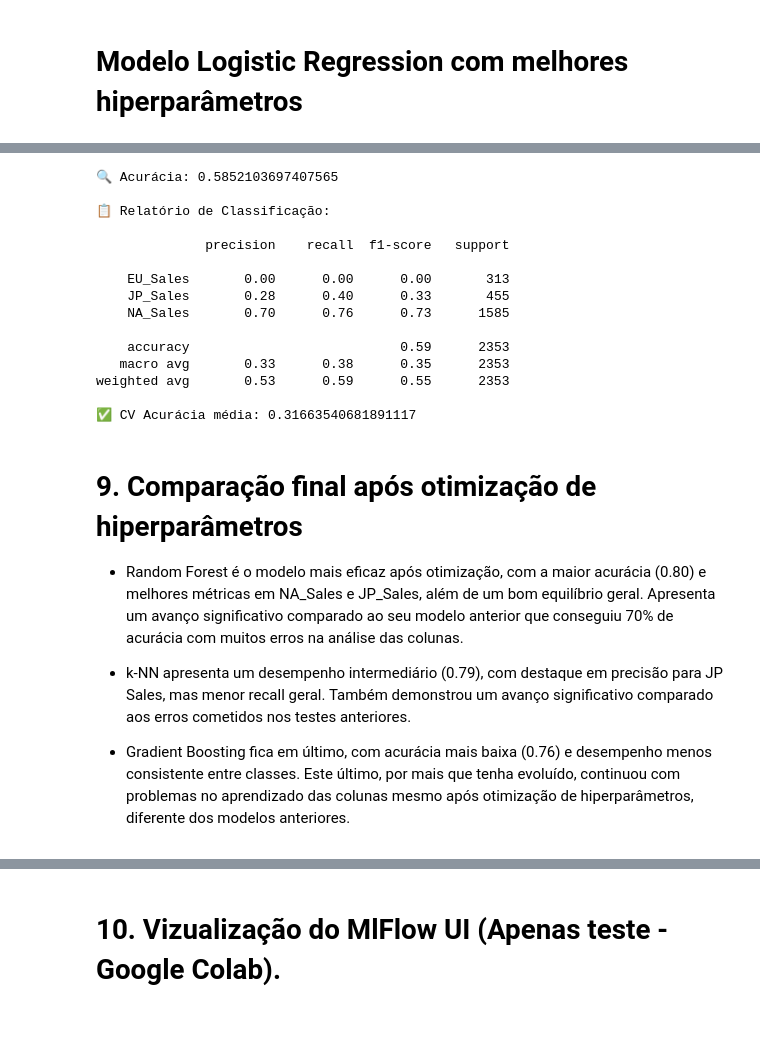
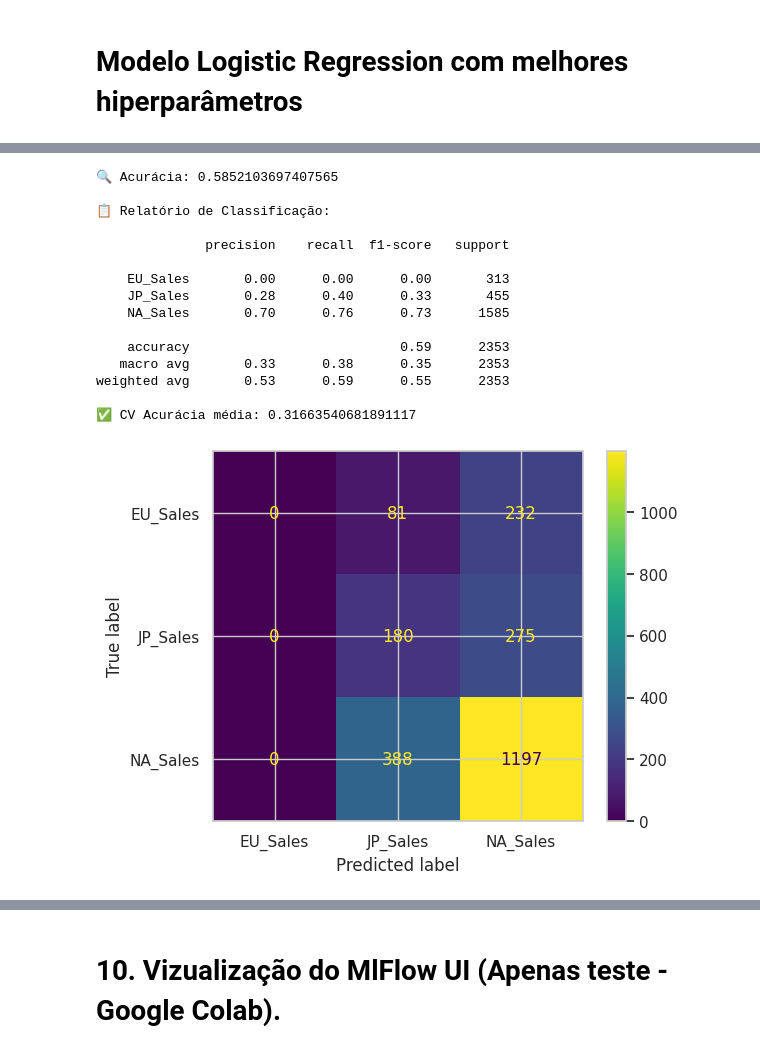
Before and after one commit to BrenoMontenegro/Video-Game-Sales, a Jupyter notebook: videogame.ipynb, the cells around one changed output, grey strips where cells are left out. Cells and saved outputs as stored; diff of their text form; code cells hidden in the pictures; blank space fills up the shorter version.

```diff
--- a/videogame.ipynb
+++ b/videogame.ipynb
@@ -1898,4 +1907,5 @@ with mlflow.start_run(run_name="LogisticRegression"):
     print("\n📋 Relatório de Classificação:\n")
     print(classification_report(y_test, y_pred, zero_division=0))
     print("✅ CV Acurácia média:", cv_mean)
+    ConfusionMatrixDisplay.from_estimator(clf, X_test, y_test)
 # %% [output]
@@ -1904,23 +1914,16 @@ with mlflow.start_run(run_name="LogisticRegression"):
 🔍 Acurácia: 0.5852103697407565
 
 📋 Relatório de Classificação:
 
               precision    recall  f1-score   support
 
     EU_Sales       0.00      0.00      0.00       313
     JP_Sales       0.28      0.40      0.33       455
     NA_Sales       0.70      0.76      0.73      1585
 
     accuracy                           0.59      2353
    macro avg       0.33      0.38      0.35      2353
 weighted avg       0.53      0.59      0.55      2353
 
 ✅ CV Acurácia média: 0.31663540681891117
+[figure, added]
-# %% [markdown]
-# 9. Comparação final após otimização de hiperparâmetros
-
-* Random Forest é o modelo mais eficaz após otimização, com a maior acurácia (0.80) e melhores métricas em NA_Sales e JP_Sales, além de um bom equilíbrio geral. Apresenta um avanço significativo comparado ao seu modelo anterior que conseguiu 70% de acurácia com muitos erros na análise das colunas.
-
-* k-NN apresenta um desempenho intermediário (0.79), com destaque em precisão para JP Sales, mas menor recall geral. Também demonstrou um avanço significativo comparado aos erros cometidos nos testes anteriores.
-
-* Gradient Boosting fica em último, com acurácia mais baixa (0.76) e desempenho menos consistente entre classes. Este último, por mais que tenha evoluído, continuou com problemas no aprendizado das colunas mesmo após otimização de hiperparâmetros, diferente dos modelos anteriores.
```
Also changed, not shown: parts of 20 cells of this notebook.
